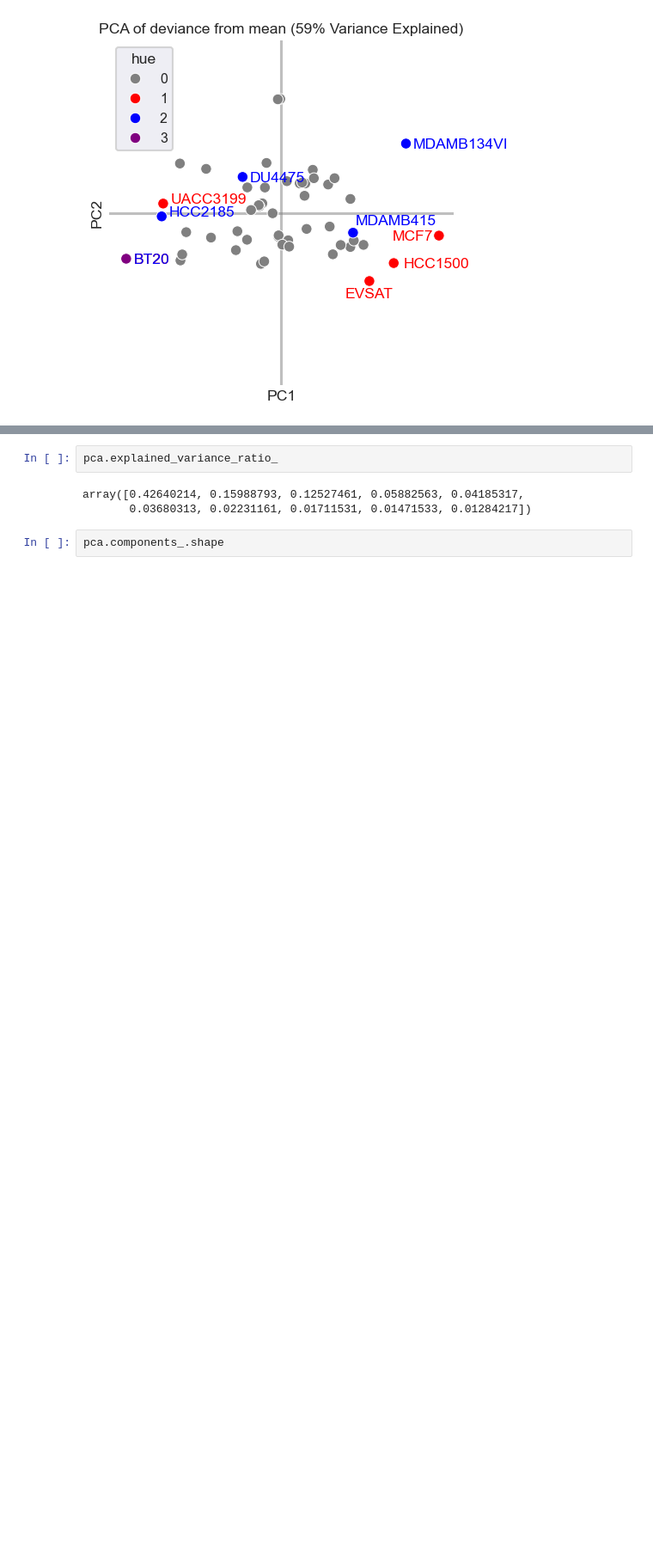
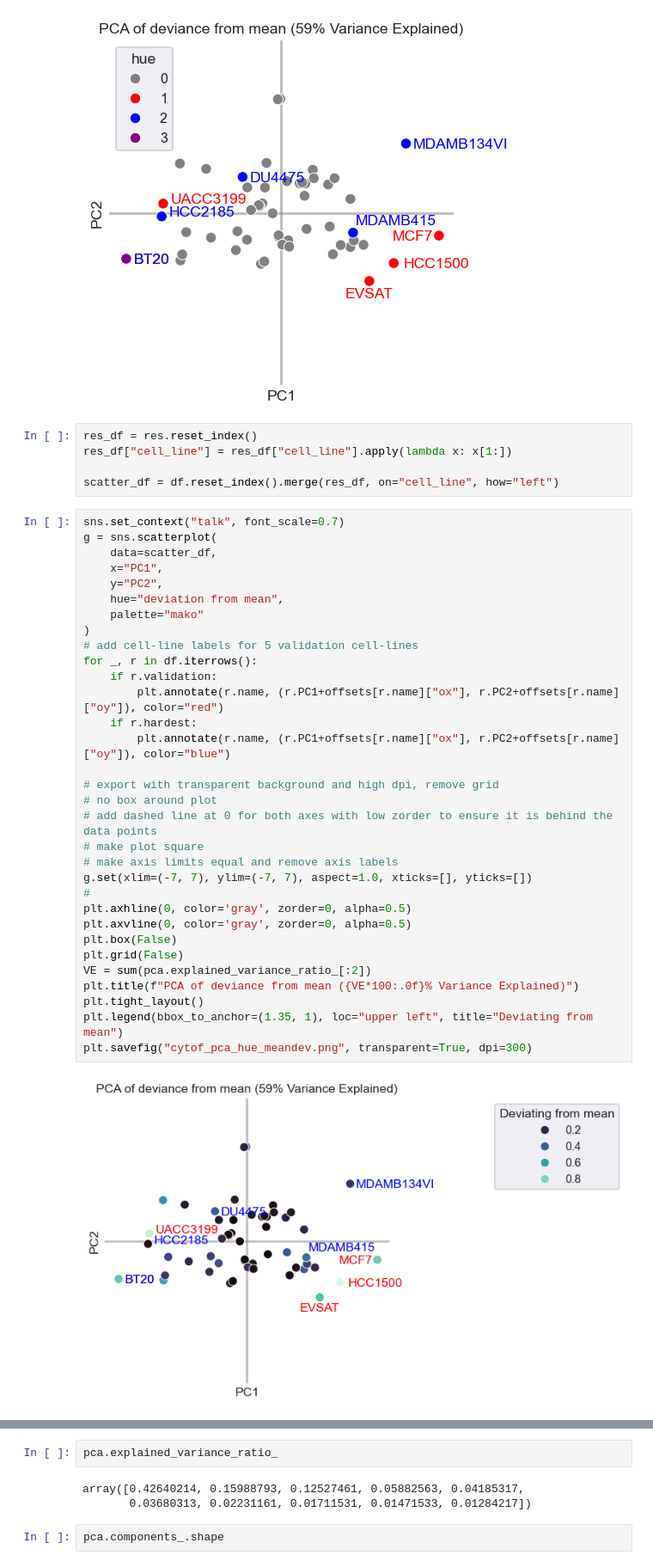
Before and after one commit to frohlich-lab/DeepMechanisticModels, a Jupyter notebook: Old - Jupyter Notebooks/Cytof Data Analysis.ipynb, the cells around one changed output, grey strips where cells are left out. Shown at 86% size. Drawn from its saved outputs; the diff is of its cells as text; blank space fills up the shorter version.

Commit message:
Update Cytof Data Analysis.ipynb
Include PCA scatterplot coloured by deviation from mean -> CV splits need to be updated with cUACC3199 instead of cHCC2185

```diff
--- a/Old - Jupyter Notebooks/Cytof Data Analysis.ipynb
+++ b/Old - Jupyter Notebooks/Cytof Data Analysis.ipynb
@@ -286,3 +290,42 @@ plt.tight_layout()
 plt.savefig("cytof_pca.png", transparent=True, dpi=300)
 # %% [output]
 [figure]
+# %%
+res_df = res.reset_index()
+res_df["cell_line"] = res_df["cell_line"].apply(lambda x: x[1:])
+
+scatter_df = df.reset_index().merge(res_df, on="cell_line", how="left")
+# %%
+sns.set_context("talk", font_scale=0.7)
+g = sns.scatterplot(
+    data=scatter_df,
+    x="PC1",
+    y="PC2",
+    hue="deviation from mean",
+    palette="mako"
+)
+# add cell-line labels for 5 validation cell-lines
+for _, r in df.iterrows():
+    if r.validation:
+        plt.annotate(r.name, (r.PC1+offsets[r.name]["ox"], r.PC2+offsets[r.name]["oy"]), color="red")
+    if r.hardest:
+        plt.annotate(r.name, (r.PC1+offsets[r.name]["ox"], r.PC2+offsets[r.name]["oy"]), color="blue")
+
+# export with transparent background and high dpi, remove grid
+# no box around plot
+# add dashed line at 0 for both axes with low zorder to ensure it is behind the data points
+# make plot square
+# make axis limits equal and remove axis labels
+g.set(xlim=(-7, 7), ylim=(-7, 7), aspect=1.0, xticks=[], yticks=[])
+#
+plt.axhline(0, color='gray', zorder=0, alpha=0.5)
+plt.axvline(0, color='gray', zorder=0, alpha=0.5)
+plt.box(False)
+plt.grid(False)
+VE = sum(pca.explained_variance_ratio_[:2])
+plt.title(f"PCA of deviance from mean ({VE*100:.0f}% Variance Explained)")
+plt.tight_layout()
+plt.legend(bbox_to_anchor=(1.35, 1), loc="upper left", title="Deviating from mean")
+plt.savefig("cytof_pca_hue_meandev.png", transparent=True, dpi=300)
+# %% [output]
+[figure, added]
```
Also changed, not shown: parts of 6 cells of this notebook.
